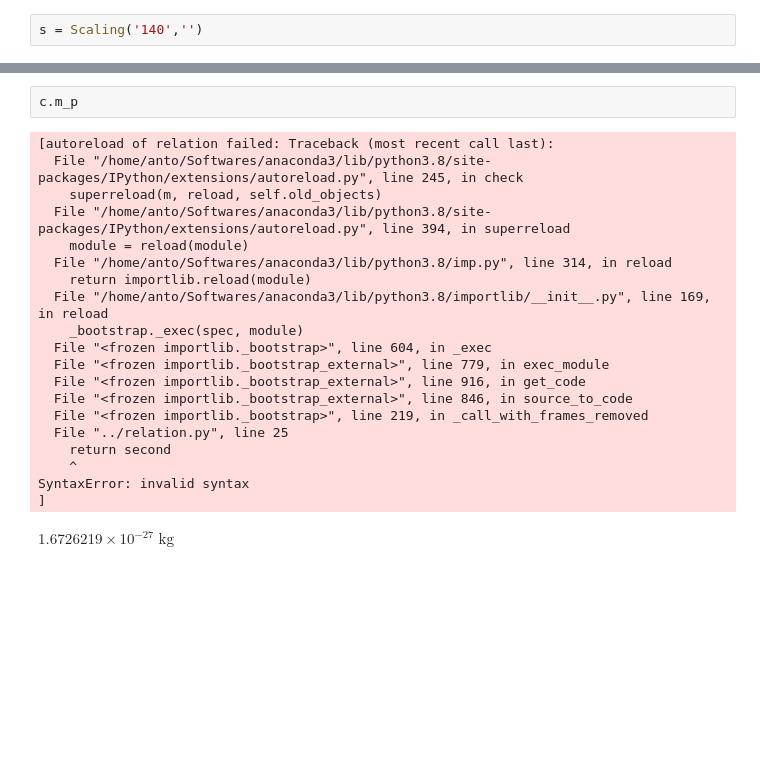
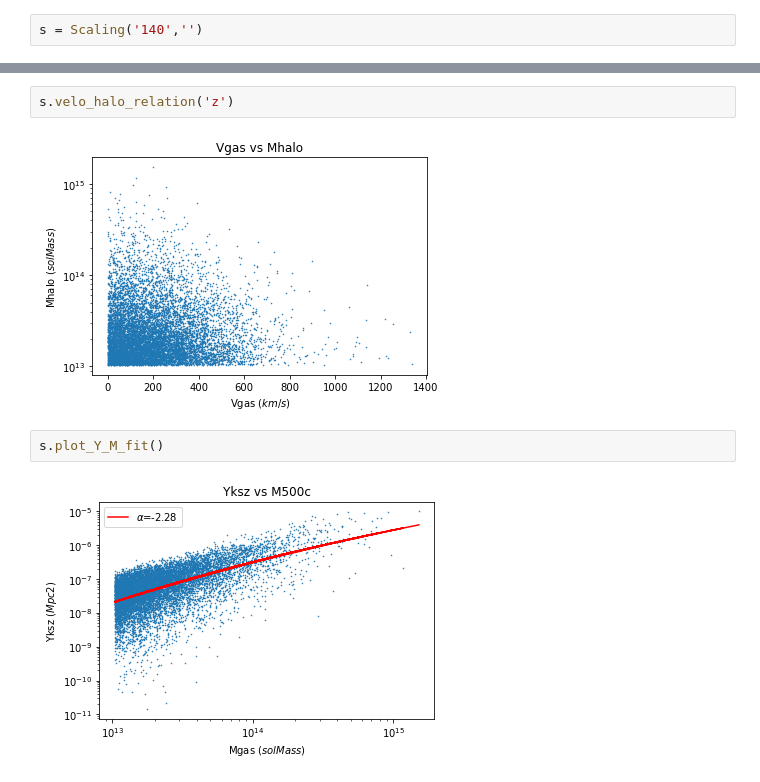
Before and after one commit to antolonappan/kSZscaler, a Jupyter notebook: Notebooks/scaling.ipynb, the cells around one changed output, grey strips where cells are left out. Cells and saved outputs as stored; diff of their text form; blank space fills up the shorter version.

Commit message:
fit
Signed-off-by: Anto Idicherian Lonappan <antolonappan@icloud.com>

```diff
--- a/Notebooks/scaling.ipynb
+++ b/Notebooks/scaling.ipynb
@@ -37,23 +18,8 @@ $2.2190214 \times 10^{-37} \; \mathrm{m\,s}$
-# %%
-c.m_p
-# %% [output]
-[autoreload of relation failed: Traceback (most recent call last):
-  File "/home/anto/Softwares/anaconda3/lib/python3.8/site-packages/IPython/extensions/autoreload.py", line 245, in check
-    superreload(m, reload, self.old_objects)
-  File "/home/anto/Softwares/anaconda3/lib/python3.8/site-packages/IPython/extensions/autoreload.py", line 394, in superreload
-    module = reload(module)
-  File "/home/anto/Softwares/anaconda3/lib/python3.8/imp.py", line 314, in reload
-    return importlib.reload(module)
-  File "/home/anto/Softwares/anaconda3/lib/python3.8/importlib/__init__.py", line 169, in reload
-    _bootstrap._exec(spec, module)
-  File "<frozen importlib._bootstrap>", line 604, in _exec
-  File "<frozen importlib._bootstrap_external>", line 779, in exec_module
-  File "<frozen importlib._bootstrap_external>", line 916, in get_code
-  File "<frozen importlib._bootstrap_external>", line 846, in source_to_code
-  File "<frozen importlib._bootstrap>", line 219, in _call_with_frames_removed
-  File "../relation.py", line 25
-    return second
-    ^
-SyntaxError: invalid syntax
-]
-$1.6726219 \times 10^{-27} \; \mathrm{kg}$
+# %%
+s.velo_halo_relation('z')
+# %% [output]
+[figure, added]
+# %%
+s.plot_Y_M_fit()
+# %% [output]
+[figure, added]
```
Also changed, not shown: parts of 7 cells of this notebook, 1 other file.
